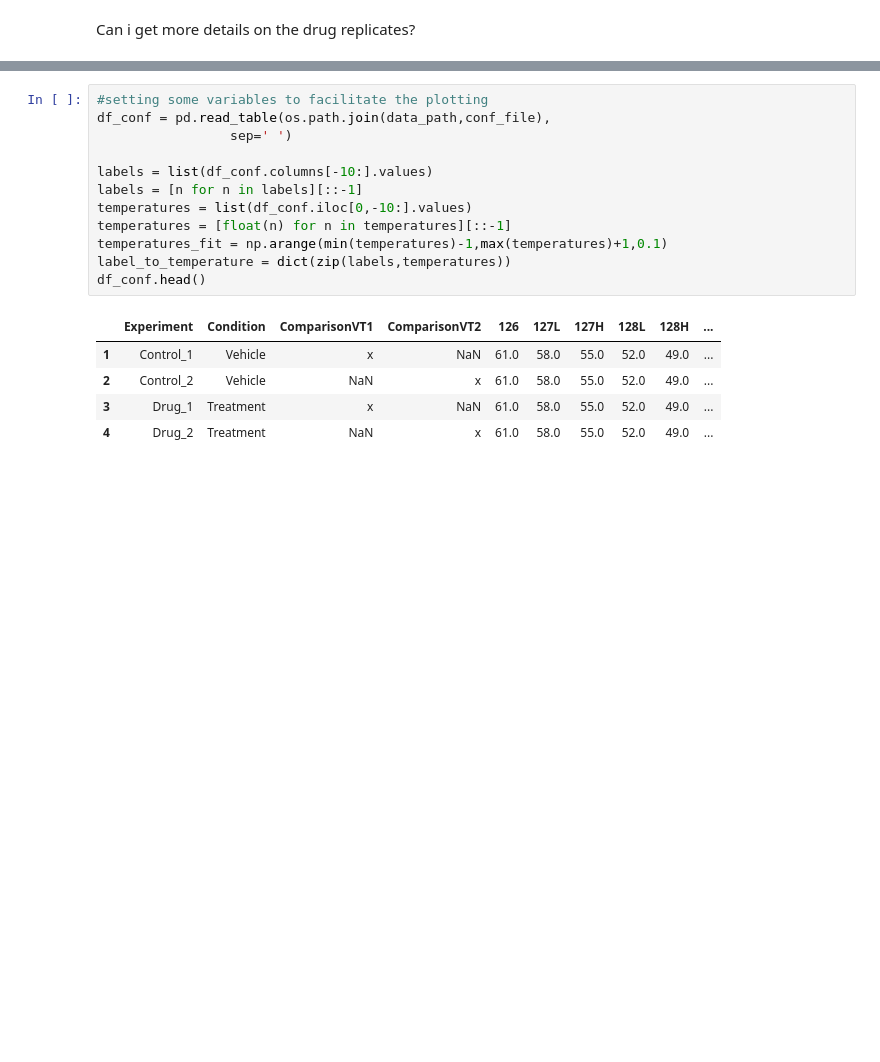
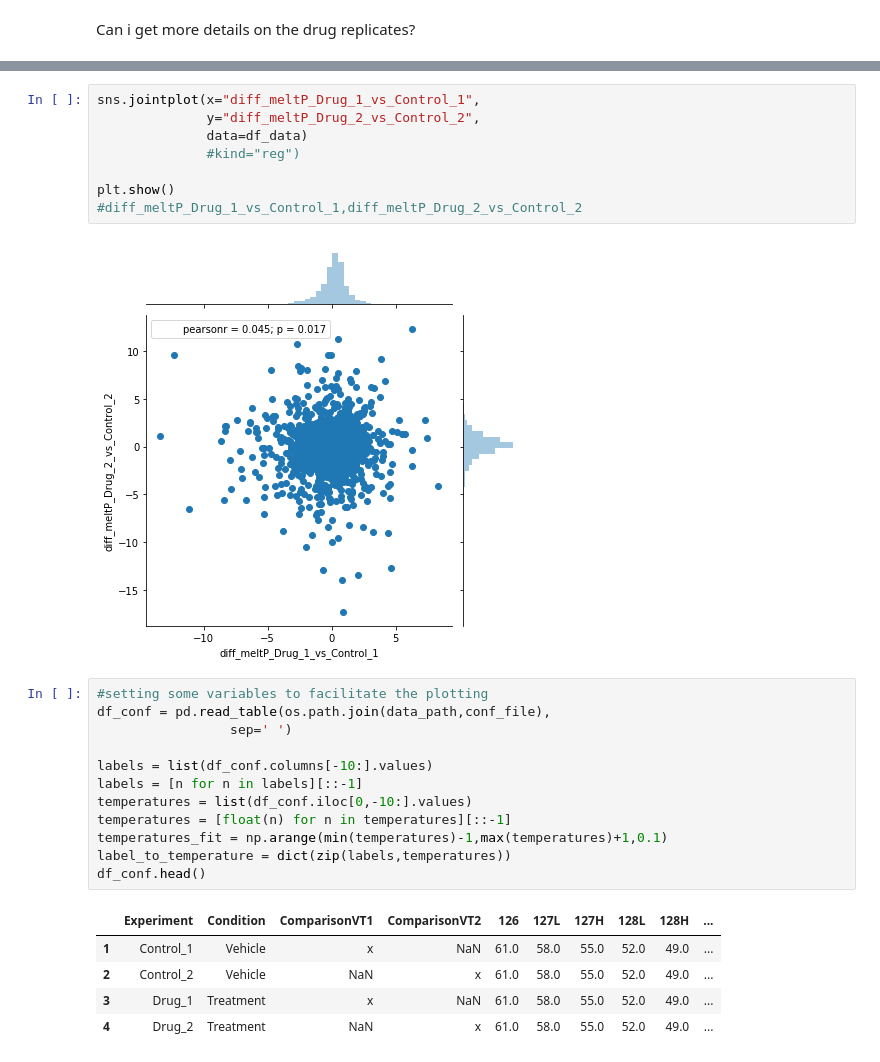
Before and after one commit to mtinti/tpp_visualization, a Jupyter notebook: visualize_protein.ipynb, the cells around one changed output, grey strips where cells are left out. Saved outputs shown, nothing was run; the diff lists cells and outputs as text; blank space fills up the shorter version.

```diff
--- a/visualize_protein.ipynb
+++ b/visualize_protein.ipynb
@@ -79,3 +127,13 @@ sns.jointplot(x="meltPoint_Drug_1",
+# %%
+sns.jointplot(x="diff_meltP_Drug_1_vs_Control_1",
+              y="diff_meltP_Drug_2_vs_Control_2",
+              data=df_data)
+              #kind="reg")
+
+plt.show()
+#diff_meltP_Drug_1_vs_Control_1,diff_meltP_Drug_2_vs_Control_2
+# %% [output]
+[figure, added]
 # %%
 #setting some variables to facilitate the plotting
 df_conf = pd.read_table(os.path.join(data_path,conf_file),
```
Also changed, not shown: parts of 4 cells of this notebook.
